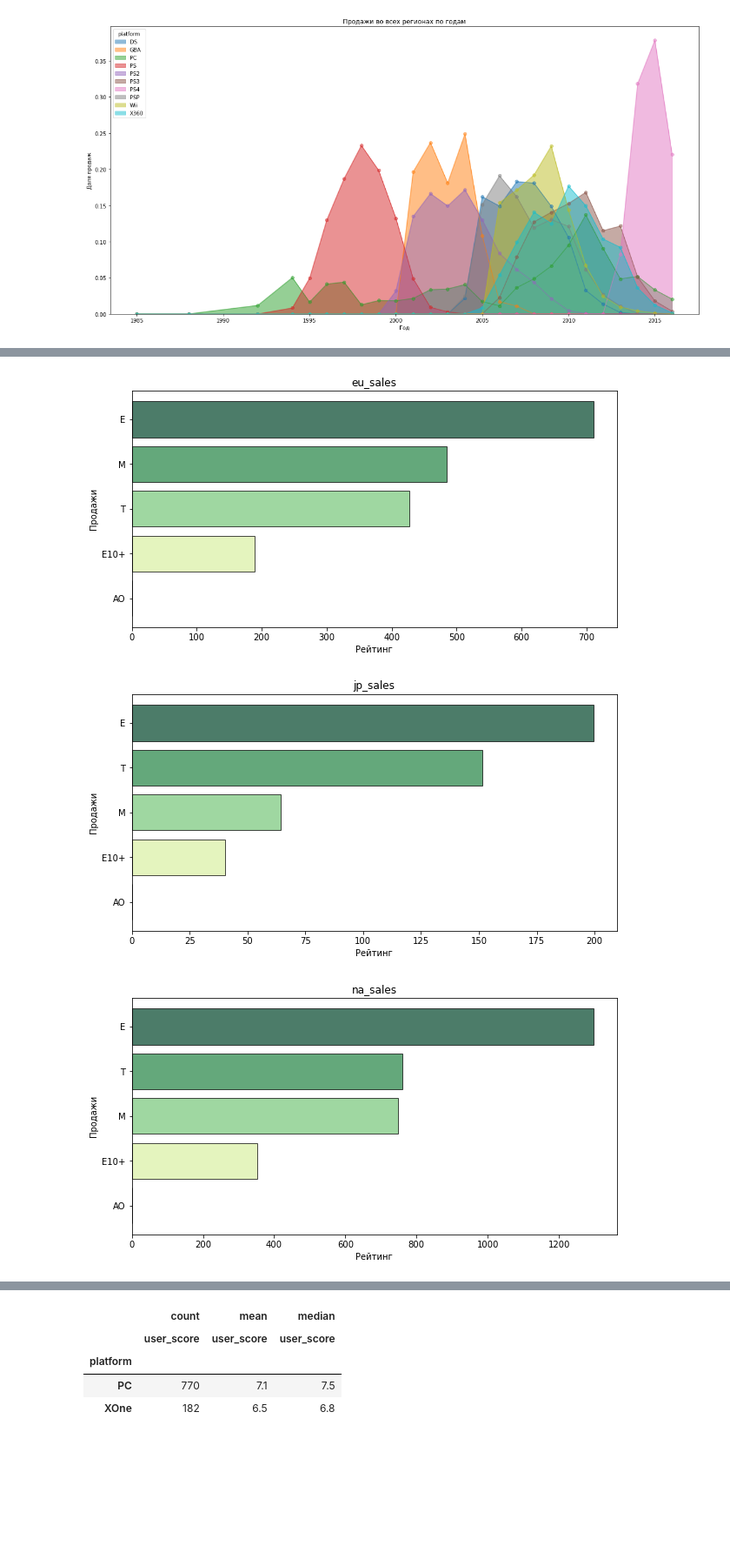
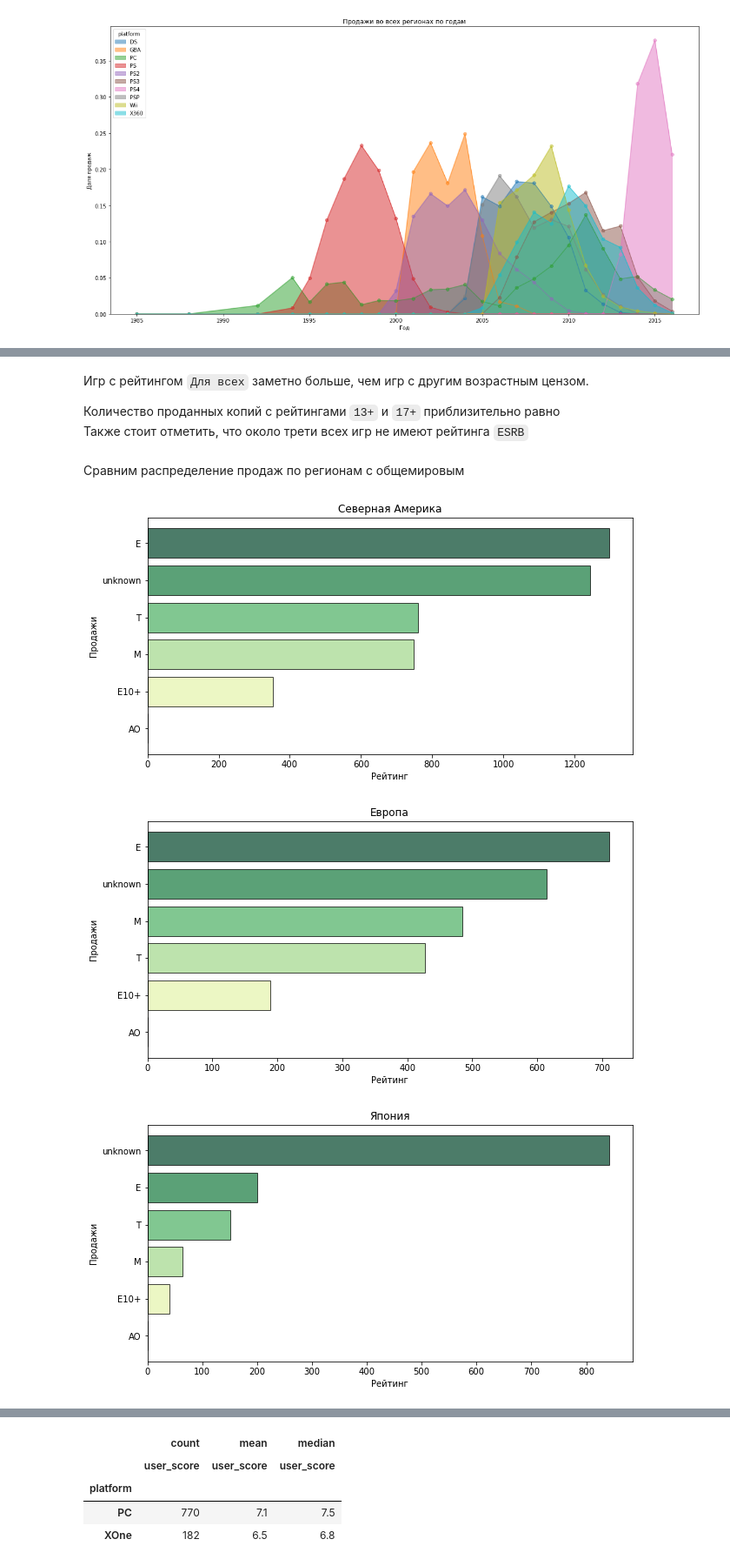
Before and after one commit to fomichev-a-d/yandex_practicum_projects, a Jupyter notebook: gamedev/games.ipynb, the cells around one changed output, grey strips where cells are left out. Shown at 87% size. Drawn from its saved outputs; the diff is of its cells as text; code cells hidden in the pictures; blank space fills up the shorter version.

```diff
--- a/gamedev/games.ipynb
+++ b/gamedev/games.ipynb
@@ -159,0 +273,2 @@ df.head()
+# %%
+df.insert(8, 'total_sales', df[['na_sales', 'eu_sales', 'jp_sales', 'other_sales']].sum(axis=1))
@@ -473,0 +828,10 @@ for region in regions:
+# %%
+current_pivot_by_genre = \
+current_data.query('genre != "unknown"').pivot_table(index='genre',
+                                                     values=['na_sales',
+                                                             'eu_sales',
+                                                              'jp_sales',
+                                                             'other_sales',
+                                                             'total_sales'],
+                                                     aggfunc='mean').sort_values(by='total_sales',
+                                                                                 ascending=True)
@@ -474,16 +862,16 @@ for region in regions:
 # %%
-for region in regions:
-    pivot_by_genre = pivot_by_genre.sort_values(by=region)
-    pivot_by_genre = pivot_by_genre[pivot_by_genre.index != 'unknown']
+for index in range(len(regions)):
+    current_pivot_by_genre = current_pivot_by_genre.sort_values(by=regions[index])
+    current_pivot_by_genre = current_pivot_by_genre[pivot_by_genre.index != 'unknown']
 
-    x=pivot_by_genre.index
-    y=pivot_by_genre[region]
+    x=current_pivot_by_genre.index
+    y=current_pivot_by_genre[regions[index]]
 
     plt.figure(figsize=(10,5))
 
-    plt.xlabel('Жанр')
-    plt.ylabel('Продажи')
-    plt.title(region)
+    plt.ylabel('Жанр')
+    plt.xlabel('Продажи')
+    plt.title(region_names[index])
 
     colors = plt.cm.YlGn(np.linspace(0, 1, len(x)))
 
@@ -498,5 +896,8 @@ for region in regions:
 # %%
 pivot_by_rating = df.pivot_table(index='rating',
-                                values=['na_sales', 'eu_sales', 'jp_sales', 'other_sales', 'total_sales'],
+                                values=['na_sales',
+                                        'eu_sales',
+                                        'jp_sales',
+                                        'other_sales',
+                                        'total_sales'],
                                 aggfunc='sum')
-pivot_by_rating = pivot_by_rating[pivot_by_rating.index != 'unknown']
@@ -532,24 +923,29 @@ plt.show()
+# %% [markdown]
+Игр с рейтингом `Для всех` заметно больше, чем игр с другим возрастным цензом.
+
+Количество проданных копий с рейтингами `13+` и `17+` приблизительно равно
+Также стоит отметить, что около трети всех игр не имеют рейтинга `ESRB`
+# %% [markdown]
+Сравним распределение продаж по регионам с общемировым
 # %%
-for region in regions:
+for index in range(len(regions)):
 
-    pivot_by_rating = pivot_by_rating.sort_values(by=region)
-
-    pivot_by_rating = pivot_by_rating.sort_values(by=region)
+    pivot_by_rating = pivot_by_rating.sort_values(by=regions[index])
     x=pivot_by_rating.index
-    y=pivot_by_rating[region]
+    y=pivot_by_rating[regions[index]]
 
     plt.figure(figsize=(10,5))
 
     plt.xlabel('Рейтинг')
     plt.ylabel('Продажи')
-    plt.title(region)
+    plt.title(region_names[index])
 
     colors = plt.cm.YlGn(np.linspace(0, 1, len(x)))
 
     plt.barh(x, y, color=colors, edgecolor = "black", alpha=0.7)
 
     plt.show()
 # %% [output]
-[figure, old version]
+[figure, new version]
-[figure, old version]
+[figure, new version]
-[figure, old version]
+[figure, new version]
```
Also changed, not shown: parts of 156 cells of this notebook, 1 other file.
